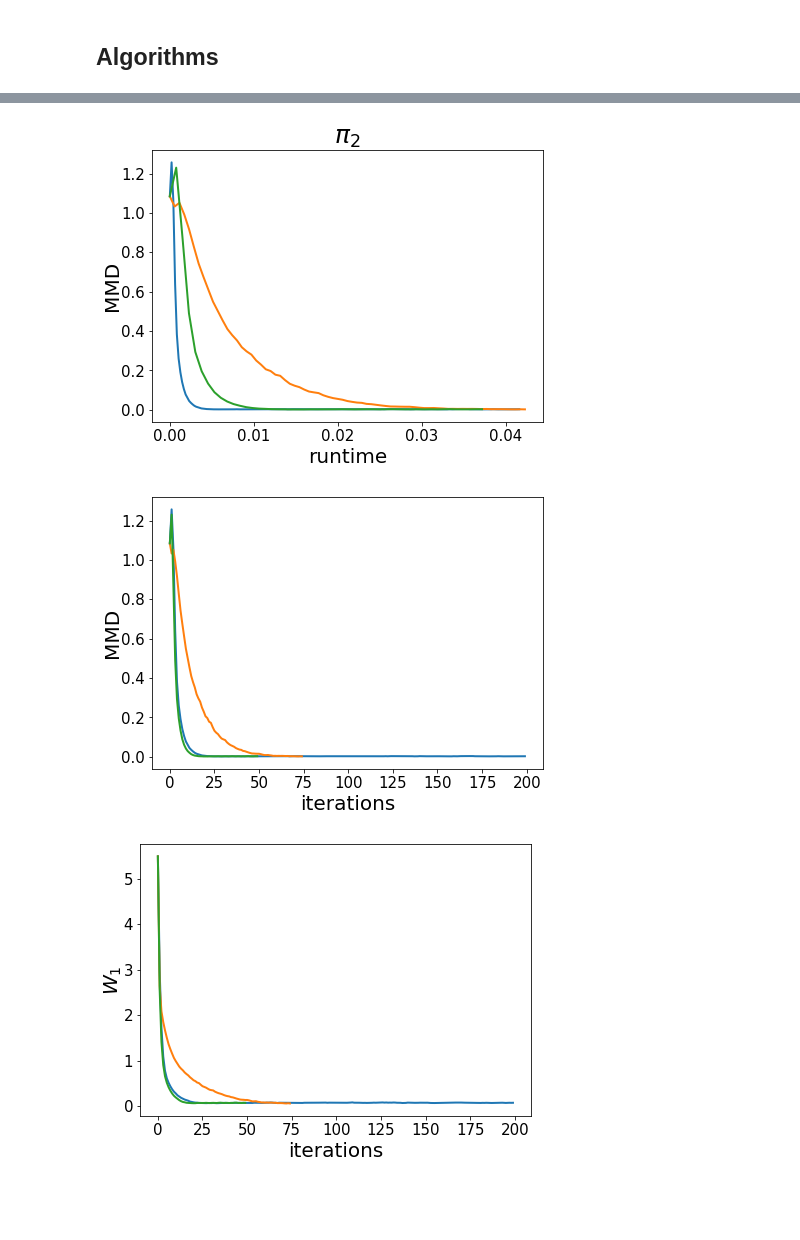
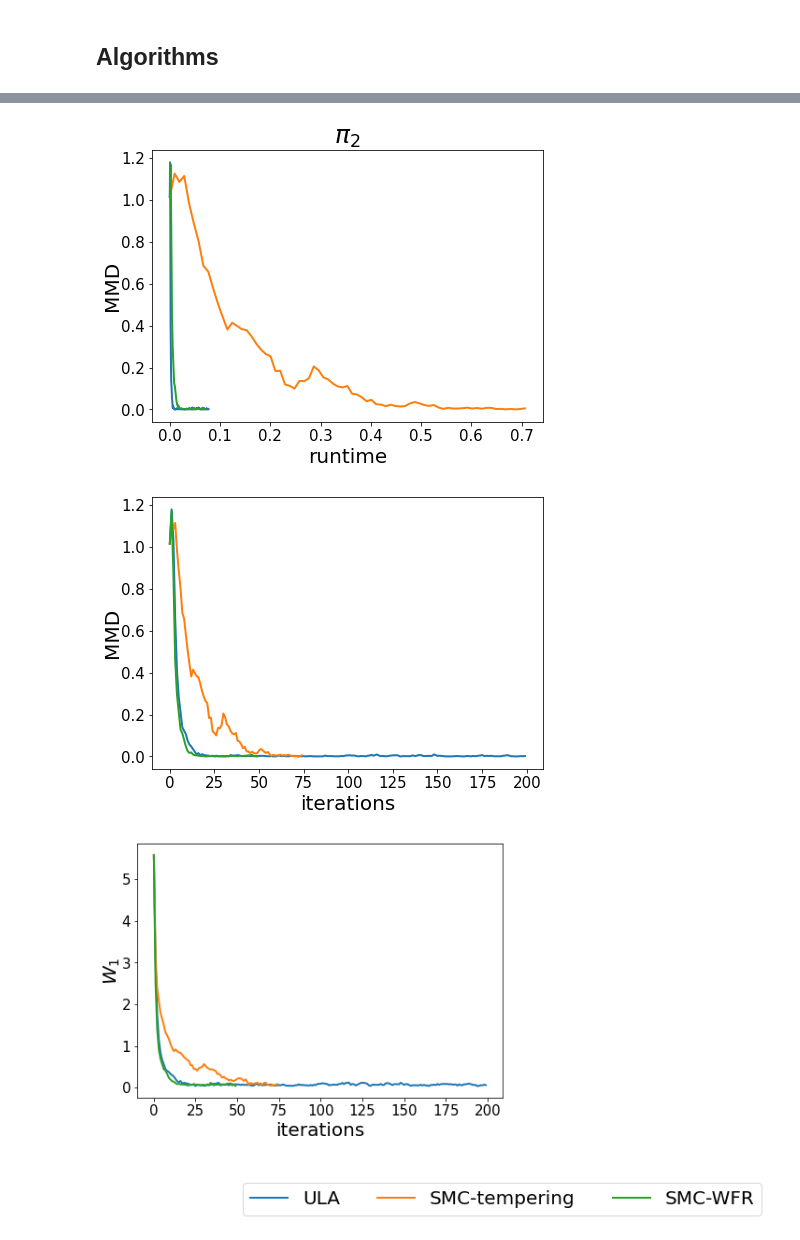
Before and after one commit to FrancescaCrucinio/SMC-WFR, a Jupyter notebook: GaussianMixture/GaussianMixture1D_FlowComparison.ipynb, the cells around one changed output, grey strips where cells are left out. Cells and saved outputs as stored; diff of their text form; code cells hidden in the pictures; blank space fills up the shorter version.

```diff
--- a/GaussianMixture/GaussianMixture1D_FlowComparison.ipynb
+++ b/GaussianMixture/GaussianMixture1D_FlowComparison.ipynb
@@ -66,7 +66,7 @@ Niter_smcmala = Niter
 # concentrated target
 # %%
 Nalgo = 6
-Nrep = 50
+Nrep = 1
 
 ula_chain = np.zeros((Nrep, Niter_ula, d, N))
 mala_chain = np.zeros((Nrep, Niter_mala, d, N))
@@ -201,7 +201,7 @@ plt.xticks(fontsize=15);
 plt.yticks(fontsize=15);
 # plt.savefig('mmd_mixture2_runtime.pdf', bbox_inches="tight")
 # %% [output]
-[figure, old version]
+[figure, new version]
 # %%
 plt.figure(figsize = (7,5))
 plt.plot(np.mean(mmd_ula, axis = 0), label = 'ULA', lw = 2)
@@ -217,20 +217,20 @@ plt.xticks(fontsize=15);
 plt.yticks(fontsize=15);
 # plt.savefig('mmd_mixture2.pdf', bbox_inches="tight")
 # %% [output]
-[figure, old version]
+[figure, new version]
 # %%
 plt.figure(figsize = (7,5))
 plt.plot(np.mean(w1_ula, axis = 0), label = 'ULA', lw = 2)
-plt.plot(np.mean(w1_fr, axis = 0), label = 'SMC-FR', lw = 2)
+plt.plot(np.mean(w1_fr, axis = 0), label = 'SMC-tempering', lw = 2)
 plt.plot(np.mean(w1_wfr, axis = 0), label = 'SMC-WFR', lw = 2)
-# legend = plt.legend(loc = 'lower center', bbox_to_anchor=(1, -0.5), ncol = 6, fontsize = 20)
+legend = plt.legend(loc = 'lower center', bbox_to_anchor=(1, -0.5), ncol = 6, fontsize = 20)
 plt.xlabel('iterations', fontsize = 20)
 plt.ylabel('$W_1$', fontsize = 20, labelpad=-1)
 plt.xticks(fontsize=15);
 plt.yticks(fontsize=15);
 # plt.savefig('w1_mixture2.pdf', bbox_inches="tight")
 # %% [output]
-[figure, old version]
+[figure, new version]
 # %%
 # def export_legend(legend, filename="legend_mixture.pdf", expand=[-5,-5,5,5]):
 #     fig  = legend.figure
```
Also changed, not shown: parts of 3 cells of this notebook, 3 other files.
